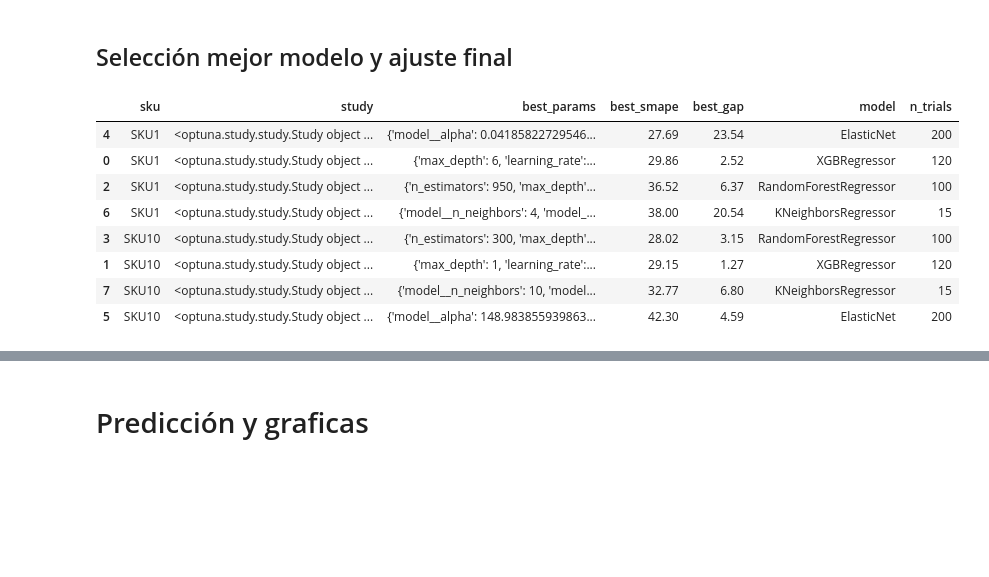
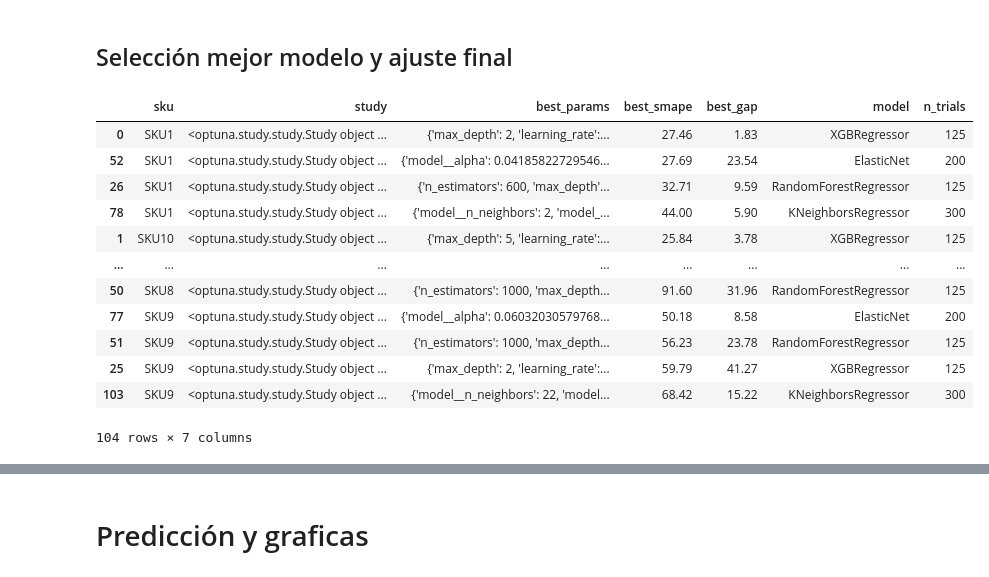
Before and after one commit to JhonattanReales21/innv_tec_1_icesi, a Jupyter notebook: notebooks/ml_pipeline_p_sku.ipynb, the cells around one changed output, grey strips where cells are left out. Saved outputs shown, nothing was run; the diff lists cells and outputs as text; code cells hidden in the pictures; blank space fills up the shorter version.

```diff
--- a/notebooks/ml_pipeline_p_sku.ipynb
+++ b/notebooks/ml_pipeline_p_sku.ipynb
@@ -253,12 +393,12 @@ for sku in df_mod["sku"].unique():
     # Definimos el espacio de búsqueda de hiperparámetros para el modelo XGBoost
     # Usamos funciones lambda para que Optuna pueda sugerir valores
     param_grid = {
-        "max_depth": lambda trial: trial.suggest_int("max_depth", 1, 8, step=1),
+        "max_depth": lambda trial: trial.suggest_int("max_depth", 1, 5, step=1),
         "learning_rate": lambda trial: trial.suggest_float(
             "learning_rate", 0.001, 0.1, step=0.001
         ),
         "n_estimators": lambda trial: trial.suggest_int(
-            "n_estimators", 50, 1500, step=50
+            "n_estimators", 50, 3000, step=50
         ),
         "subsample": lambda trial: trial.suggest_float(
             "subsample", 0.5, 1.0, step=0.02
@@ -272,7 +412,7 @@ for sku in df_mod["sku"].unique():
         "min_child_weight": lambda trial: trial.suggest_int(
             "min_child_weight", 5, 20, step=1
         ),
-        "random_state": 100,  # Fijamos la semilla para reproducibilidad
+        "random_state": lambda trial: 100,  # Fijamos la semilla para reproducibilidad
     }
 
     # Optimizamos el modelo XGBoost usando Optuna con ventana recursiva
@@ -473,7 +1187,7 @@ df_results_elastic
 
 results = []
 
-for sku in df_mod["sku"].unique()[0:2]:
+for sku in df_mod["sku"].unique():
     print("\n-----------------------")
     print(f"🔍 Optimizando KNN para SKU: {sku}\n")
 
@@ -608,13 +1470,21 @@ df_best_models = df_best_models.sort_values(by="best_smape", ascending=True)
 # %%
+# guardar en OUTPUT_DIR el dataframe de resultados por SKU
+output_file = os.path.join(OUTPUT_DIR, "df_ML_models_results.xlsx")
+df_results.to_excel(output_file, index=False)
+
 df_results
 # %% [output]
 |  | sku | study | best_params | best_smape | best_gap | model | n_trials |
-| 4 | SKU1 | <optuna.study.study.Study object ... | {'model__alpha': 0.04185822729546... | 27.69 | 23.54 | ElasticNet | 200 |
-| 0 | SKU1 | <optuna.study.study.Study object ... | {'max_depth': 6, 'learning_rate':... | 29.86 | 2.52 | XGBRegressor | 120 |
-| 2 | SKU1 | <optuna.study.study.Study object ... | {'n_estimators': 950, 'max_depth'... | 36.52 | 6.37 | RandomForestRegressor | 100 |
-| 6 | SKU1 | <optuna.study.study.Study object ... | {'model__n_neighbors': 4, 'model_... | 38.00 | 20.54 | KNeighborsRegressor | 15 |
-| 3 | SKU10 | <optuna.study.study.Study object ... | {'n_estimators': 300, 'max_depth'... | 28.02 | 3.15 | RandomForestRegressor | 100 |
-| 1 | SKU10 | <optuna.study.study.Study object ... | {'max_depth': 1, 'learning_rate':... | 29.15 | 1.27 | XGBRegressor | 120 |
-| 7 | SKU10 | <optuna.study.study.Study object ... | {'model__n_neighbors': 10, 'model... | 32.77 | 6.80 | KNeighborsRegressor | 15 |
-| 5 | SKU10 | <optuna.study.study.Study object ... | {'model__alpha': 148.983855939863... | 42.30 | 4.59 | ElasticNet | 200 |
+| 0 | SKU1 | <optuna.study.study.Study object ... | {'max_depth': 2, 'learning_rate':... | 27.46 | 1.83 | XGBRegressor | 125 |
+| 52 | SKU1 | <optuna.study.study.Study object ... | {'model__alpha': 0.04185822729546... | 27.69 | 23.54 | ElasticNet | 200 |
+| 26 | SKU1 | <optuna.study.study.Study object ... | {'n_estimators': 600, 'max_depth'... | 32.71 | 9.59 | RandomForestRegressor | 125 |
+| 78 | SKU1 | <optuna.study.study.Study object ... | {'model__n_neighbors': 2, 'model_... | 44.00 | 5.90 | KNeighborsRegressor | 300 |
+| 1 | SKU10 | <optuna.study.study.Study object ... | {'max_depth': 5, 'learning_rate':... | 25.84 | 3.78 | XGBRegressor | 125 |
+| ... | ... | ... | ... | ... | ... | ... | ... |
+| 50 | SKU8 | <optuna.study.study.Study object ... | {'n_estimators': 1000, 'max_depth... | 91.60 | 31.96 | RandomForestRegressor | 125 |
+| 77 | SKU9 | <optuna.study.study.Study object ... | {'model__alpha': 0.06032030579768... | 50.18 | 8.58 | ElasticNet | 200 |
+| 51 | SKU9 | <optuna.study.study.Study object ... | {'n_estimators': 1000, 'max_depth... | 56.23 | 23.78 | RandomForestRegressor | 125 |
+| 25 | SKU9 | <optuna.study.study.Study object ... | {'max_depth': 2, 'learning_rate':... | 59.79 | 41.27 | XGBRegressor | 125 |
+| 103 | SKU9 | <optuna.study.study.Study object ... | {'model__n_neighbors': 22, 'model... | 68.42 | 15.22 | KNeighborsRegressor | 300 |
+104 rows × 7 columns
 # %%
```
Also changed, not shown: parts of 26 cells of this notebook, 3 other files.
